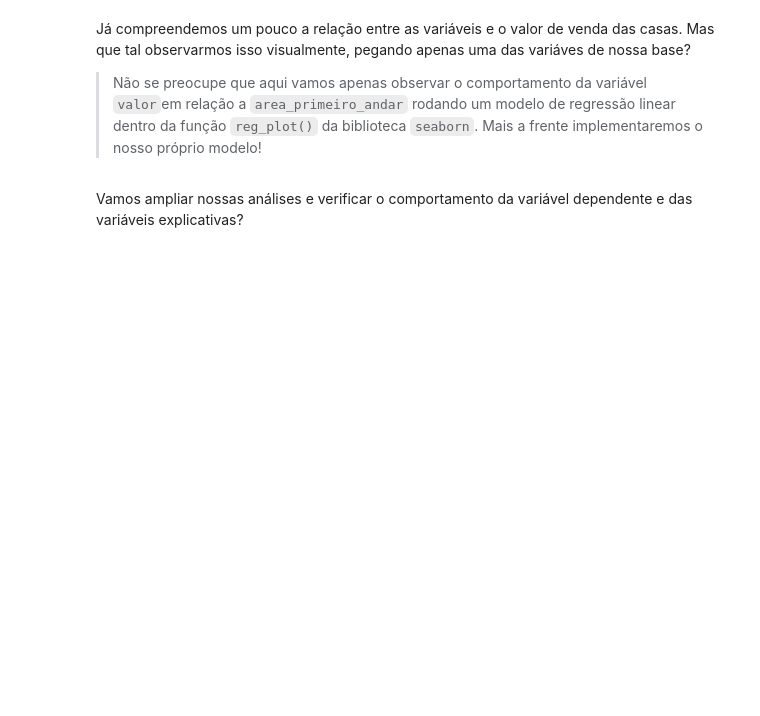
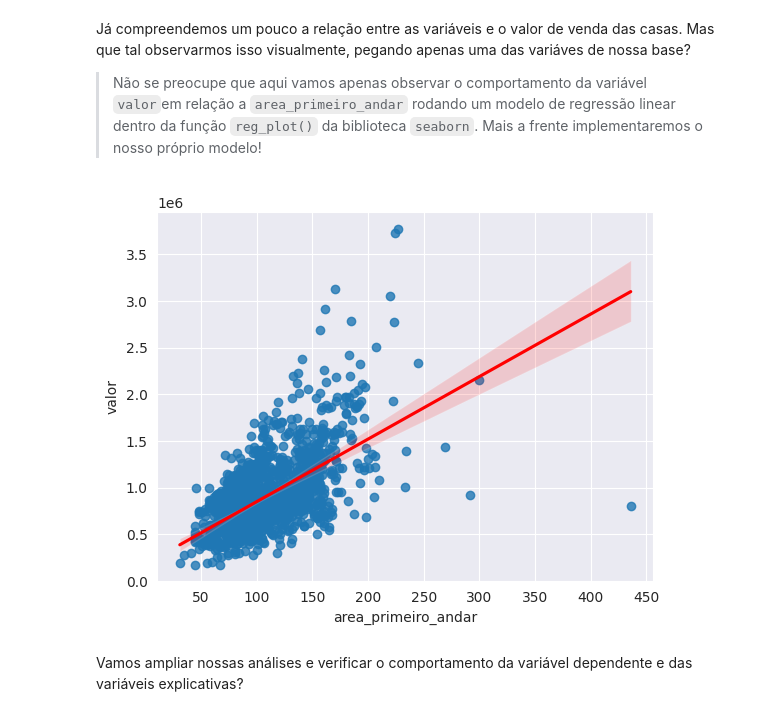
Before and after one commit to Camillabgarcia/ML_Regressao_Linear, a Jupyter notebook: Transformando_Variaveis_Regressão_Linear.ipynb, the cells around one changed output. Cells and saved outputs as stored; diff of their text form; code cells hidden in the pictures; blank space fills up the shorter version.

```diff
--- a/Transformando_Variaveis_Regressão_Linear.ipynb
+++ b/Transformando_Variaveis_Regressão_Linear.ipynb
@@ -41,0 +44,2 @@ Esses dados serão lidos a partir do repositório compartilhado pelo GitHub.
+# %%
+dados = pd.read_csv('/content/precos_casas.csv')
@@ -78,3 +126,9 @@ Já compreendemos um pouco a relação entre as variáveis e o valor de venda da
+# %%
+sns.set_style('darkgrid')
+sns.regplot(x='area_primeiro_andar', y='valor', data=dados, line_kws={'color': 'red'})
+plt.show()
+# %% [output]
+[figure, added]
 # %% [markdown]
 Vamos ampliar nossas análises e verificar o comportamento da variável dependente e das variáveis explicativas?
 # %% [markdown]
```
Also changed, not shown: parts of 31 cells of this notebook.
